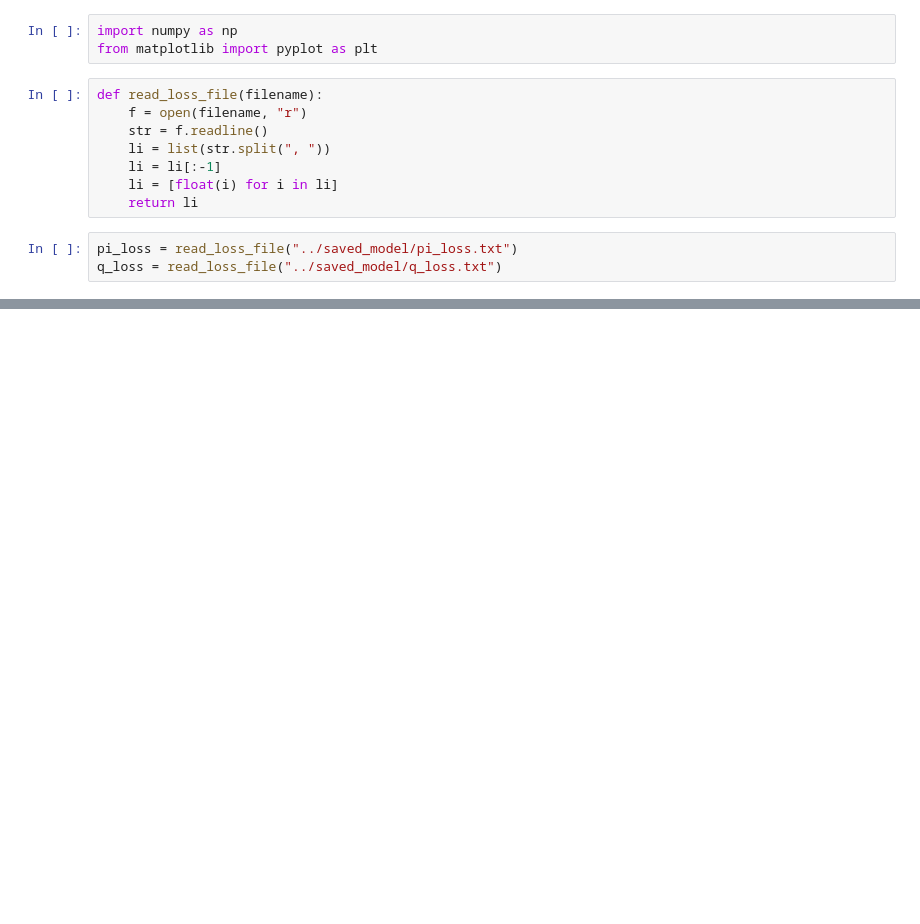
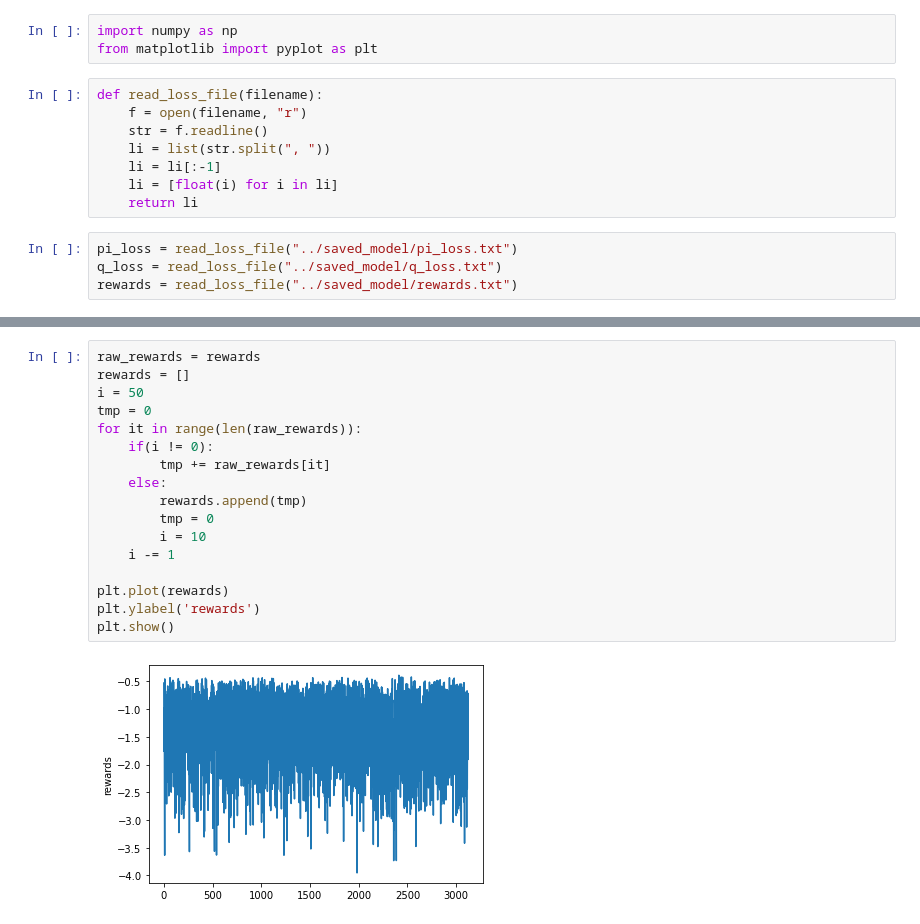
Before and after one commit to ianlienfa/BBGym-RL, a Jupyter notebook: src/eval.ipynb, the cells around one changed output, grey strips where cells are left out. Saved outputs shown, nothing was run; the diff lists cells and outputs as text; blank space fills up the shorter version.

Commit message:
added reward depict

```diff
--- a/src/eval.ipynb
+++ b/src/eval.ipynb
@@ -12,6 +12,7 @@ def read_loss_file(filename):
 # %%
 pi_loss = read_loss_file("../saved_model/pi_loss.txt")
 q_loss = read_loss_file("../saved_model/q_loss.txt")
+rewards = read_loss_file("../saved_model/rewards.txt")
 # %%
 # plot two figures
 plt.plot(pi_loss)
@@ -43,0 +45,19 @@ plt.show()
+# %%
+raw_rewards = rewards
+rewards = []
+i = 50
+tmp = 0
+for it in range(len(raw_rewards)):
+    if(i != 0):
+        tmp += raw_rewards[it]
+    else:
+        rewards.append(tmp)
+        tmp = 0
+        i = 10
+    i -= 1
+
+plt.plot(rewards)
+plt.ylabel('rewards')
+plt.show()
+# %% [output]
+[figure, added]
```
Also changed, not shown: parts of 2 cells of this notebook, 3 other files.
